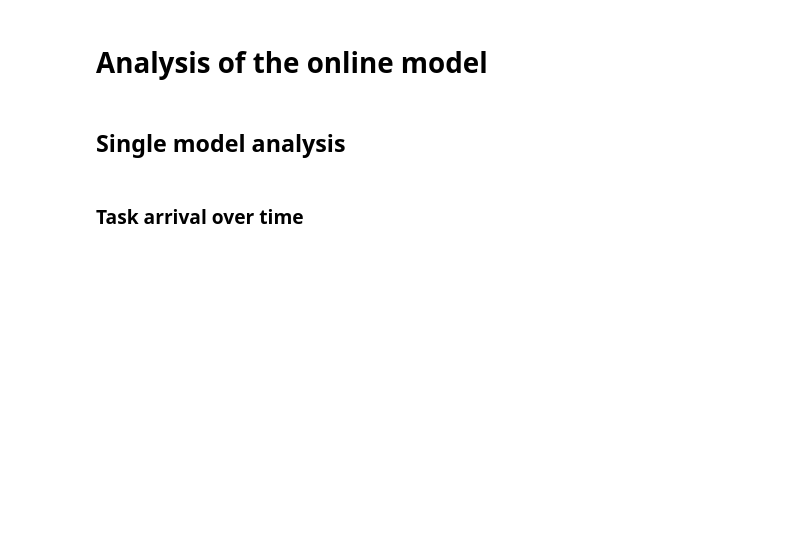
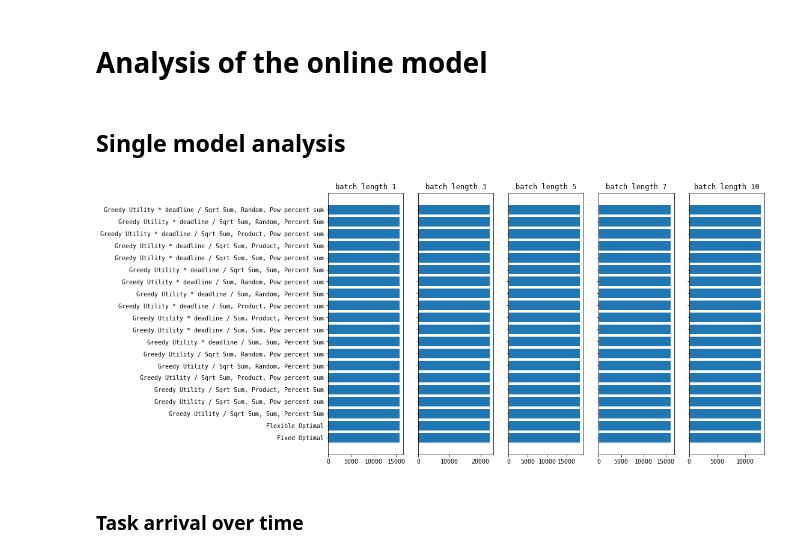
Before and after one commit to pseudo-rnd-thoughts/Elastic-Resource-Allocation, a Jupyter notebook: analysis/online.ipynb, the cells around one changed output. Drawn from its saved outputs; the diff is of its cells as text; code cells hidden in the pictures; blank space fills up the shorter version.

```diff
--- a/analysis/online.ipynb
+++ b/analysis/online.ipynb
@@ -28,10 +28,22 @@ with open(results_filename) as file:
 # %% [markdown]
 ## Single model analysis
 # %%
-results = results_data[0]
-for task in results['model']['tasks']:
+single_model_results = results_data[0]
+for task in single_model_results['model']['tasks']:
     if 'auction time' not in task:
         task['auction time'] = 0
+# %%
+batch_fig, ax_batches = plt.subplots(1, 5, figsize=(13, 8))
+batch_lengths = ['batch length 1', 'batch length 3', 'batch length 5', 'batch length 7', 'batch length 10', 'batch length 15']
+algos = [name for name in single_model_results['batch length 1']]
+for name, ax in zip(batch_lengths, ax_batches):
+    ax.barh(algos, np.mean([single_model_results[name][algo]['social welfare'] for algo in algos]))
+    ax.set_title(name)
+
+for ax in ax_batches[1:]:
+    plt.setp(ax.get_yticklabels(), visible=False)
+# %% [output]
+[figure, added]
 # %% [markdown]
 ### Task arrival over time
 # %%
```
Also changed, not shown: parts of 13 cells of this notebook, 3 other files.
